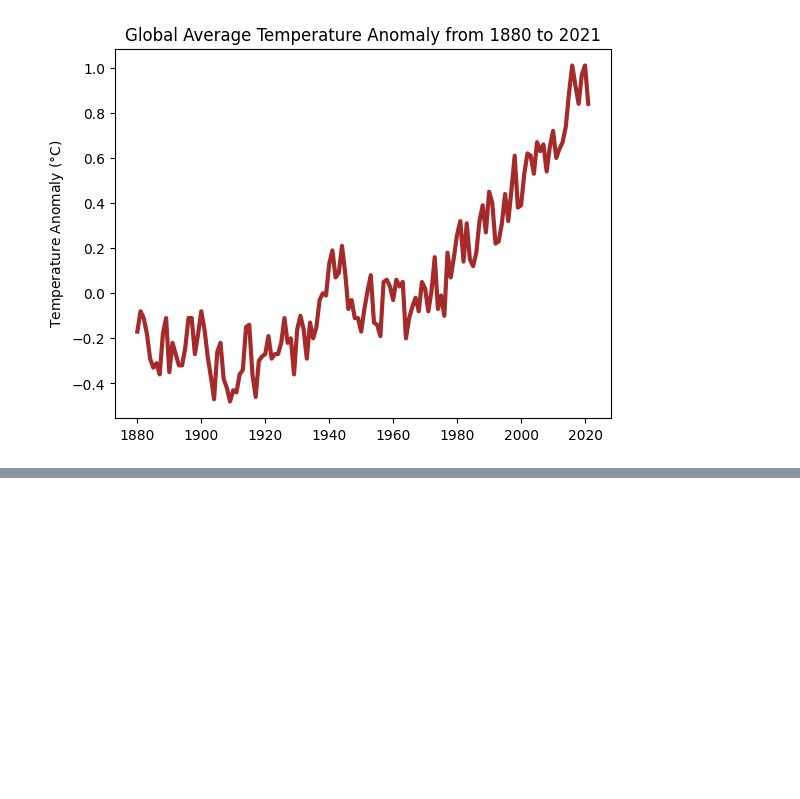
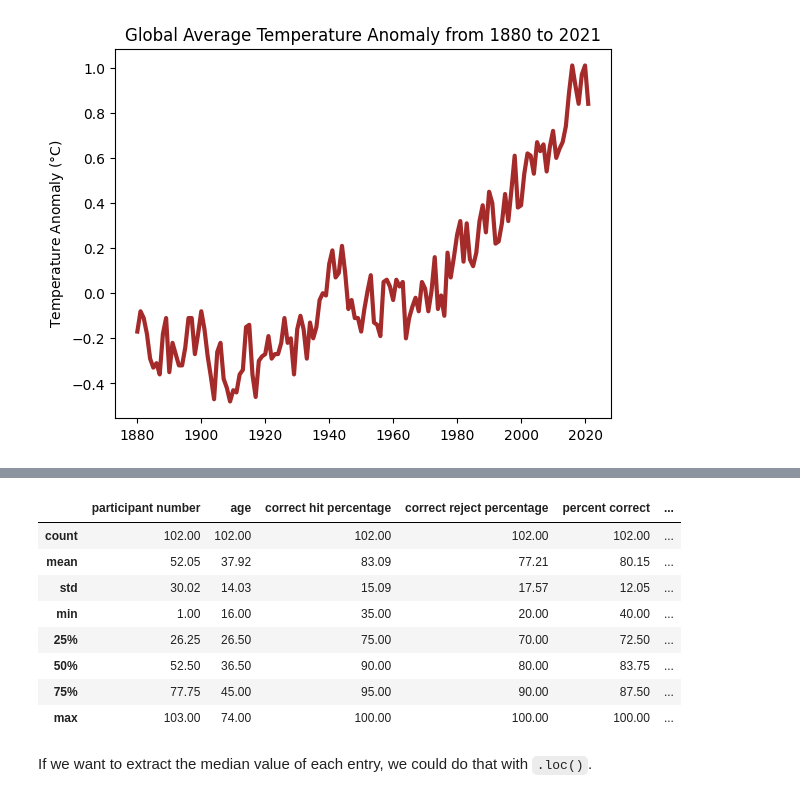
Before and after one commit to dss5202-2410/Notebooks, a Jupyter notebook: Intro_to_pandas.ipynb, the cells around one changed output, grey strips where cells are left out. Saved outputs shown, nothing was run; the diff lists cells and outputs as text; code cells hidden in the pictures; blank space fills up the shorter version.

```diff
--- a/Intro_to_pandas.ipynb
+++ b/Intro_to_pandas.ipynb
@@ -230,0 +266,3 @@ With this more manageable data set of 7000+ movies, we can
+# %%
+df1["insomnia"] = df1["sci"] <= 16
+df1.head()
@@ -230,0 +282,14 @@ With this more manageable data set of 7000+ movies, we can
+# %%
+df1.describe()
+# %% [output]
+|  | participant number | age | correct hit percentage | correct reject percentage | percent correct | ... |
+| count | 102.00 | 102.00 | 102.00 | 102.00 | 102.00 | ... |
+| mean | 52.05 | 37.92 | 83.09 | 77.21 | 80.15 | ... |
+| std | 30.02 | 14.03 | 15.09 | 17.57 | 12.05 | ... |
+| min | 1.00 | 16.00 | 35.00 | 20.00 | 40.00 | ... |
+| 25% | 26.25 | 26.50 | 75.00 | 70.00 | 72.50 | ... |
+| 50% | 52.50 | 36.50 | 90.00 | 80.00 | 83.75 | ... |
+| 75% | 77.75 | 45.00 | 95.00 | 90.00 | 87.50 | ... |
+| max | 103.00 | 74.00 | 100.00 | 100.00 | 100.00 | ... |
+# %% [markdown]
+If we want to extract the median value of each entry, we could do that with `.loc()`.
```
Also changed, not shown: parts of 55 cells of this notebook.
